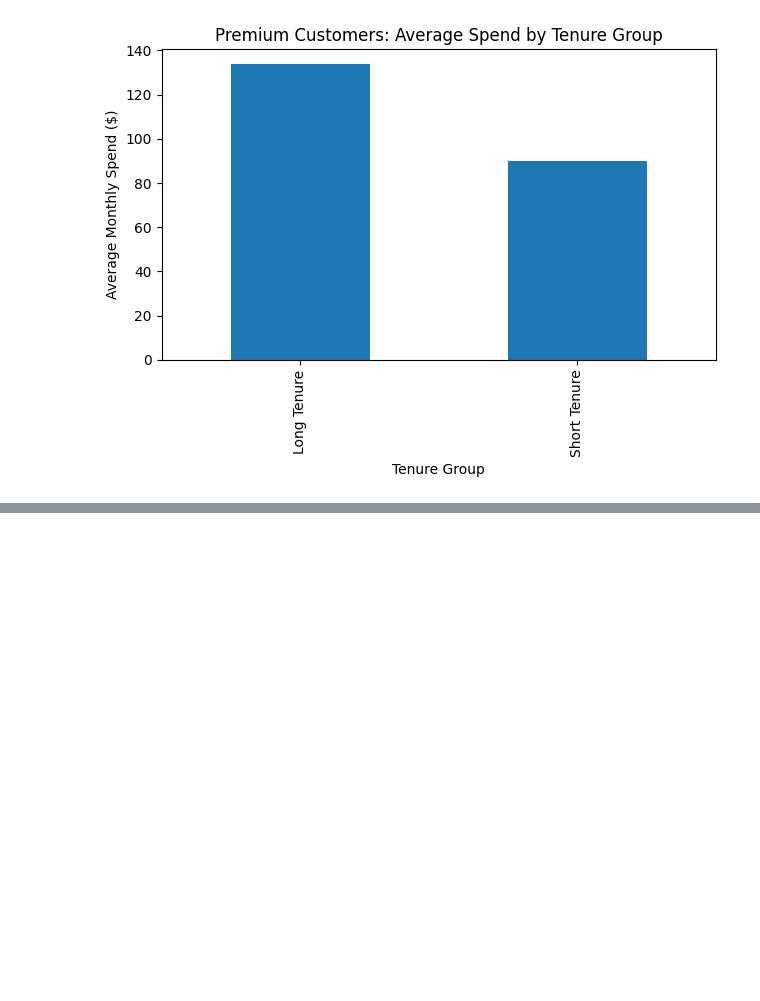
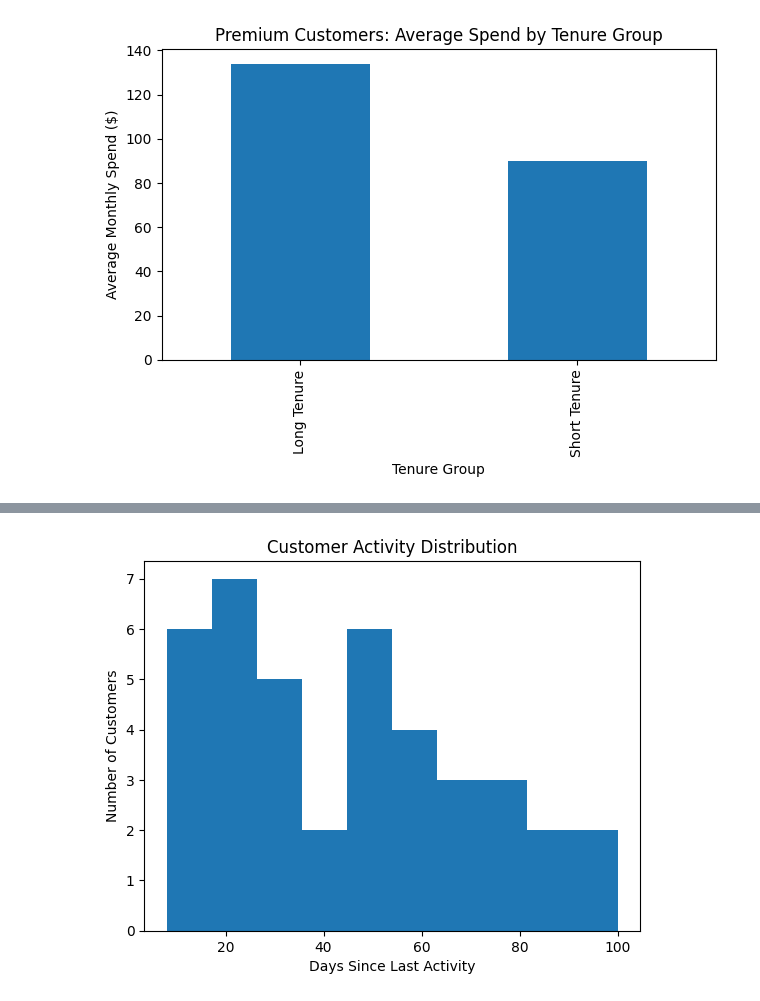
Before and after one commit to jae-notes/customer-behavior-analysis, a Jupyter notebook: analysis/01_initial_exploration.ipynb, the cells around one changed output, grey strips where cells are left out. Cells and saved outputs as stored; diff of their text form; code cells hidden in the pictures; blank space fills up the shorter version.

```diff
--- a/analysis/01_initial_exploration.ipynb
+++ b/analysis/01_initial_exploration.ipynb
@@ -183,0 +249,8 @@ plt.show()
+# %%
+plt.hist(df["last_active_days"], bins=10)
+plt.xlabel("Days Since Last Activity")
+plt.ylabel("Number of Customers")
+plt.title("Customer Activity Distribution")
+plt.show()
+# %% [output]
+[figure, added]
```
Also changed, not shown: parts of 14 cells of this notebook.
